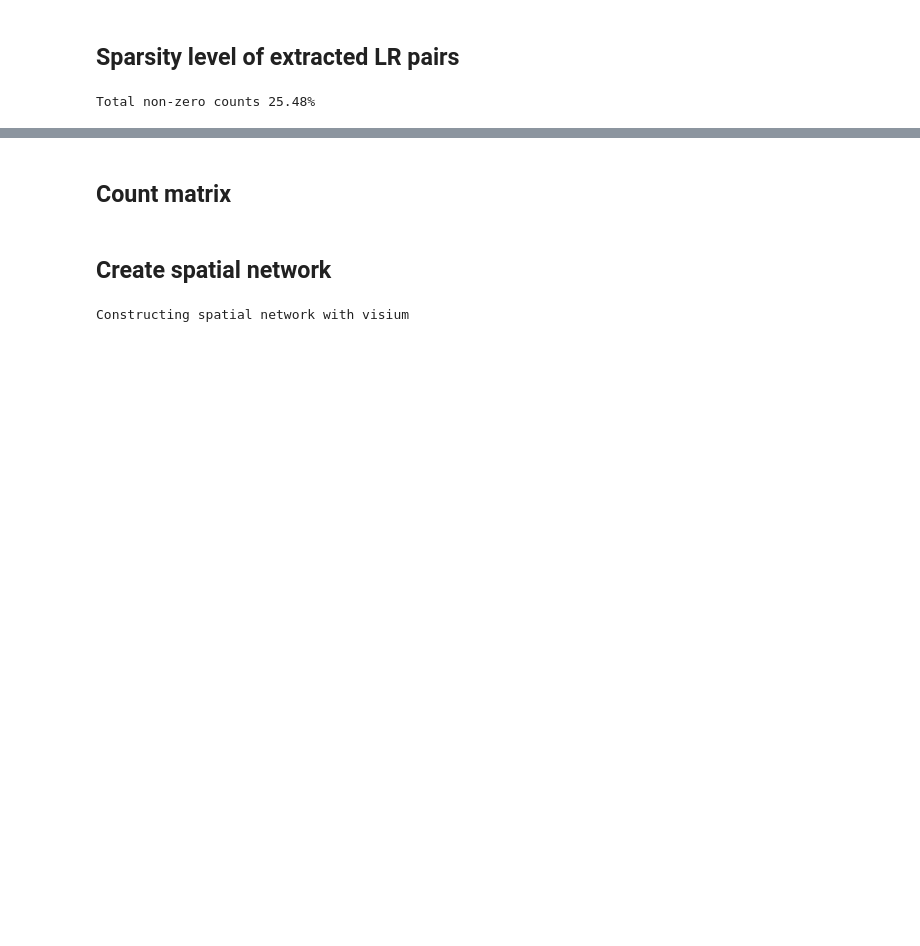
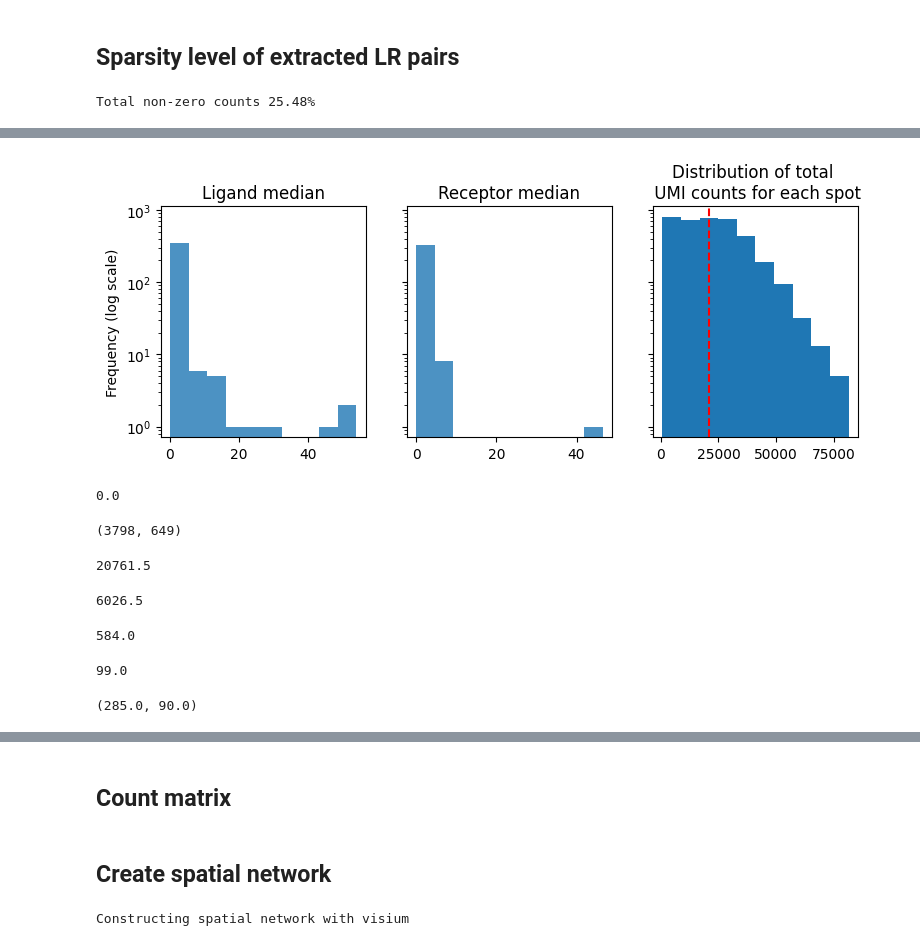
Before and after one commit to raphael-group/copulacci, a Jupyter notebook: notebook/tutorial/Breast_Cancer_Visium_data.ipynb, the cells around one changed output, grey strips where cells are left out. Cells and saved outputs as stored; diff of their text form; code cells hidden in the pictures; blank space fills up the shorter version.

```diff
--- a/notebook/tutorial/Breast_Cancer_Visium_data.ipynb
+++ b/notebook/tutorial/Breast_Cancer_Visium_data.ipynb
@@ -63,0 +139,18 @@ Total non-zero counts 25.48%
+# %%
+fig, ax = plt.subplots(1,3, figsize=(9,3),sharey=True)
+ax[0].hist(count_lr.loc[:, ligand_list].median(0), alpha=0.8);
+ax[1].hist(count_lr.loc[:, receptor_list].median(0), alpha=0.8);
+ax[2].hist(count_df.sum(1));
+ax[0].set_title('Ligand median')
+ax[1].set_title('Receptor median');
+ax[2].set_title('Distribution of total \n UMI counts for each spot');
+ax[2].axvline(x=20761, linestyle='--',c='r')
+plt.yscale('log')
+ax[0].set_ylabel('Frequency (log scale)');
+#plt.hist(count_lr.loc[:, receptor_list].median(0), alpha=0.5);
+# %% [output]
+[figure, added]
+# %%
+count_lr.loc[:, ligand_list].median(0).median()
+# %% [output]
+0.0
@@ -63,0 +159,24 @@ Total non-zero counts 25.48%
+# %%
+count_lr.shape
+# %% [output]
+(3798, 649)
+# %%
+count_df.sum(axis=1).median()
+# %% [output]
+20761.5
+# %%
+(count_df>0).sum(axis=1).median()
+# %% [output]
+6026.5
+# %%
+count_lr.loc[:,ligand_list].sum(axis=1).median()
+# %% [output]
+584.0
+# %%
+(count_lr.loc[:,ligand_list]>0).sum(axis=1).median()
+# %% [output]
+99.0
+# %%
+count_lr.loc[:,receptor_list].sum(axis=1).median(), (count_lr.loc[:,receptor_list]>0).sum(axis=1).median()
+# %% [output]
+(285.0, 90.0)
```
Also changed, not shown: parts of 37 cells of this notebook, 1 other file.
